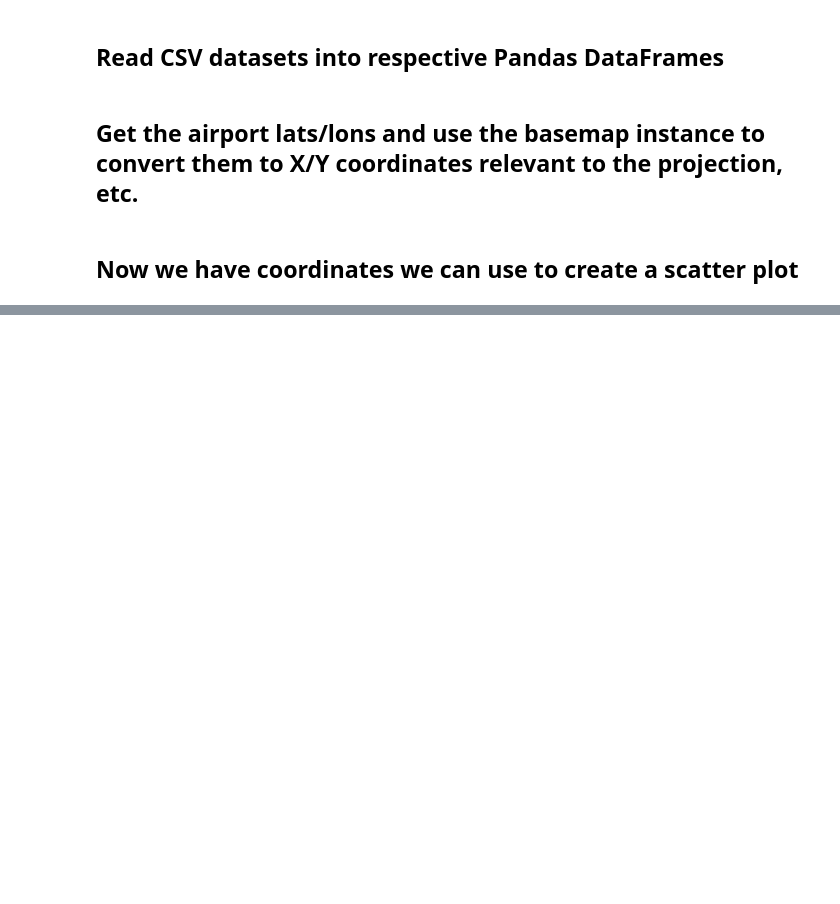
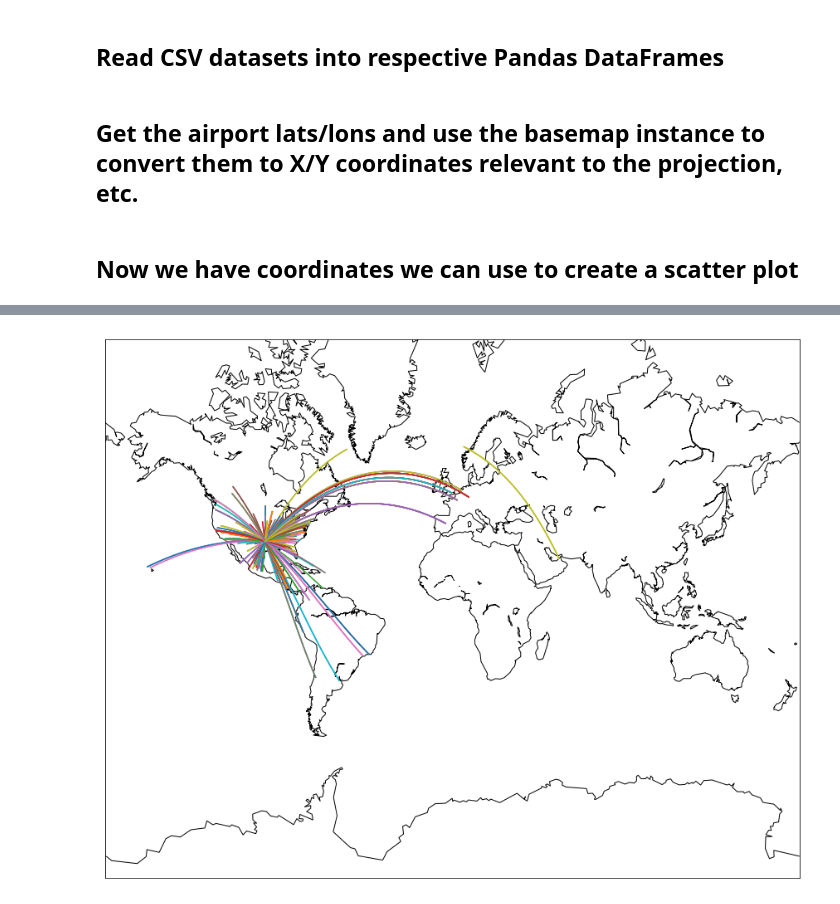
Before and after one commit to monocongo/datascience_portfolio, a Jupyter notebook: dataquest/notebooks/lesson_visualizing_geopgraphic_data/Visualizing Geographic Data.ipynb, the cells around one changed output, grey strips where cells are left out. Saved outputs shown, nothing was run; the diff lists cells and outputs as text; code cells hidden in the pictures; blank space fills up the shorter version.

```diff
--- a/dataquest/notebooks/lesson_visualizing_geopgraphic_data/Visualizing Geographic Data.ipynb
+++ b/dataquest/notebooks/lesson_visualizing_geopgraphic_data/Visualizing Geographic Data.ipynb
@@ -41,0 +59,38 @@ m.scatter(x, y, s=1)
+# %%
+# define the function to draw great cirles for each row of a DataFrame which
+# contains start/end lat/lon values for an airline route between airports
+def create_great_circles(df):
+
+    # get a Basemap instance
+    fig, ax = plt.subplots(figsize=(15,20))
+    m = Basemap(projection='merc',
+                llcrnrlat=-80,
+                urcrnrlat=80,
+                llcrnrlon=-180,
+                urcrnrlon=180)
+    m.drawcoastlines()
+
+    # iterate over each row of the DataFrame
+    for index, row in df.iterrows():
+
+        # make sure we only plot routes that don't go from one side of the map to another,
+        # since this is unsupported by Basemap's drawgreatcircle() function
+        if (abs(row["end_lat"] - row["start_lat"]) < 180) \
+            and (abs(row["end_lon"] - row["start_lon"]) < 180):
+
+            # we're good, draw the route as a "great circle"
+            m.drawgreatcircle(row["start_lon"],
+                              row["start_lat"],
+                              row["end_lon"],
+                              row["end_lat"])
+# %%
+# read the routes dataset containing start/end lat/lon points
+geo_routes = pd.read_csv("geo_routes.csv")
+
+# filter out only routes which start at DFW (Dallas-Fort Worth) airport
+dfw = geo_routes[geo_routes["source"] == "DFW"]
+
+# draw the routes using the function defined above
+create_great_circles(dfw)
+# %% [output]
+[figure, added]
```
Also changed, not shown: parts of 4 cells of this notebook.
